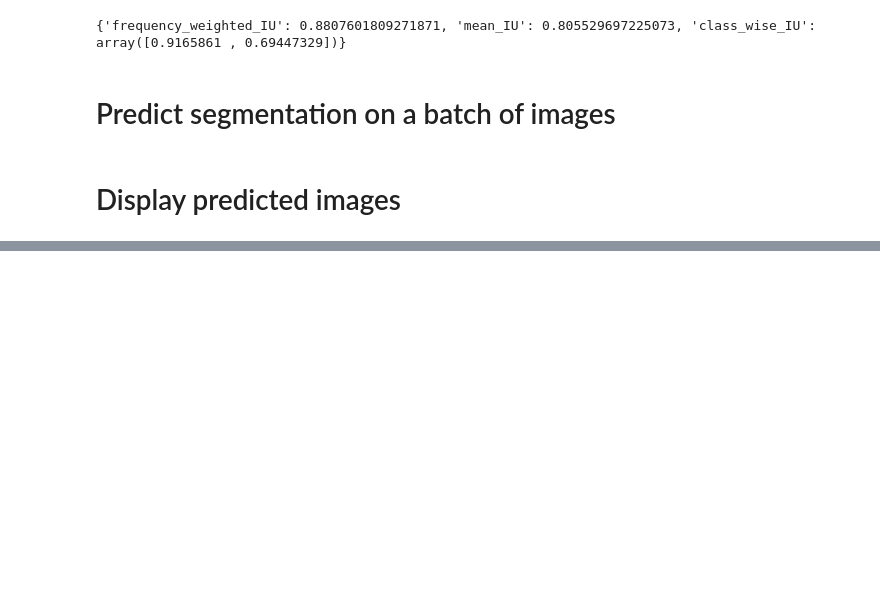
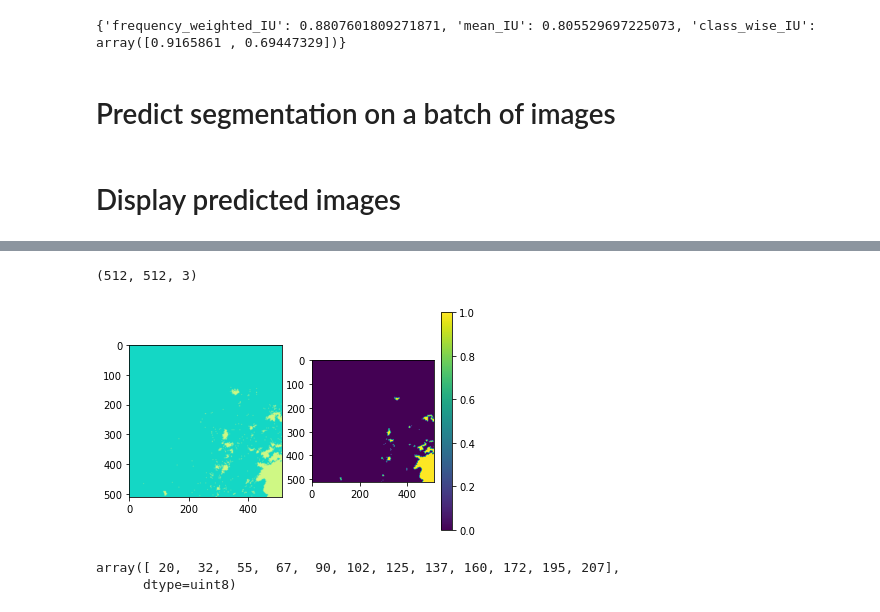
Before and after one commit to hengsuli/SkyViewFactor_segmentation, a Jupyter notebook: train_unet.ipynb, the cells around one changed output, grey strips where cells are left out. Saved outputs shown, nothing was run; the diff lists cells and outputs as text; code cells hidden in the pictures; blank space fills up the shorter version.

```diff
--- a/train_unet.ipynb
+++ b/train_unet.ipynb
@@ -167,3 +180,19 @@ plt.show()
+# %%
+# x = imutils.image_to_array(os.path.join("cropped_SVF_train_predict_1024","LCZ1_Compassvale_Site1_SVF_02.png"))
+x = imutils.image_to_array(predicted_fpList[0])
+print(x.shape)
+# x = plt.imread(predicted_fpList[0])
+fig, axes = plt.subplots(1,2)
+axes[0].imshow(x)
+cax = axes[1].imshow(np.where(x[:,:,0]>200,1,0).astype(np.uint8))
+plt.colorbar(cax)
+plt.show()
+np.unique(x[:,:,0])
+# %% [output]
+(512, 512, 3)
+[figure, added]
+array([ 20,  32,  55,  67,  90, 102, 125, 137, 160, 172, 195, 207],
+      dtype=uint8)
 # %%
 import cv2
 import numpy as np
```
Also changed, not shown: parts of 11 cells of this notebook, 4 other files.
